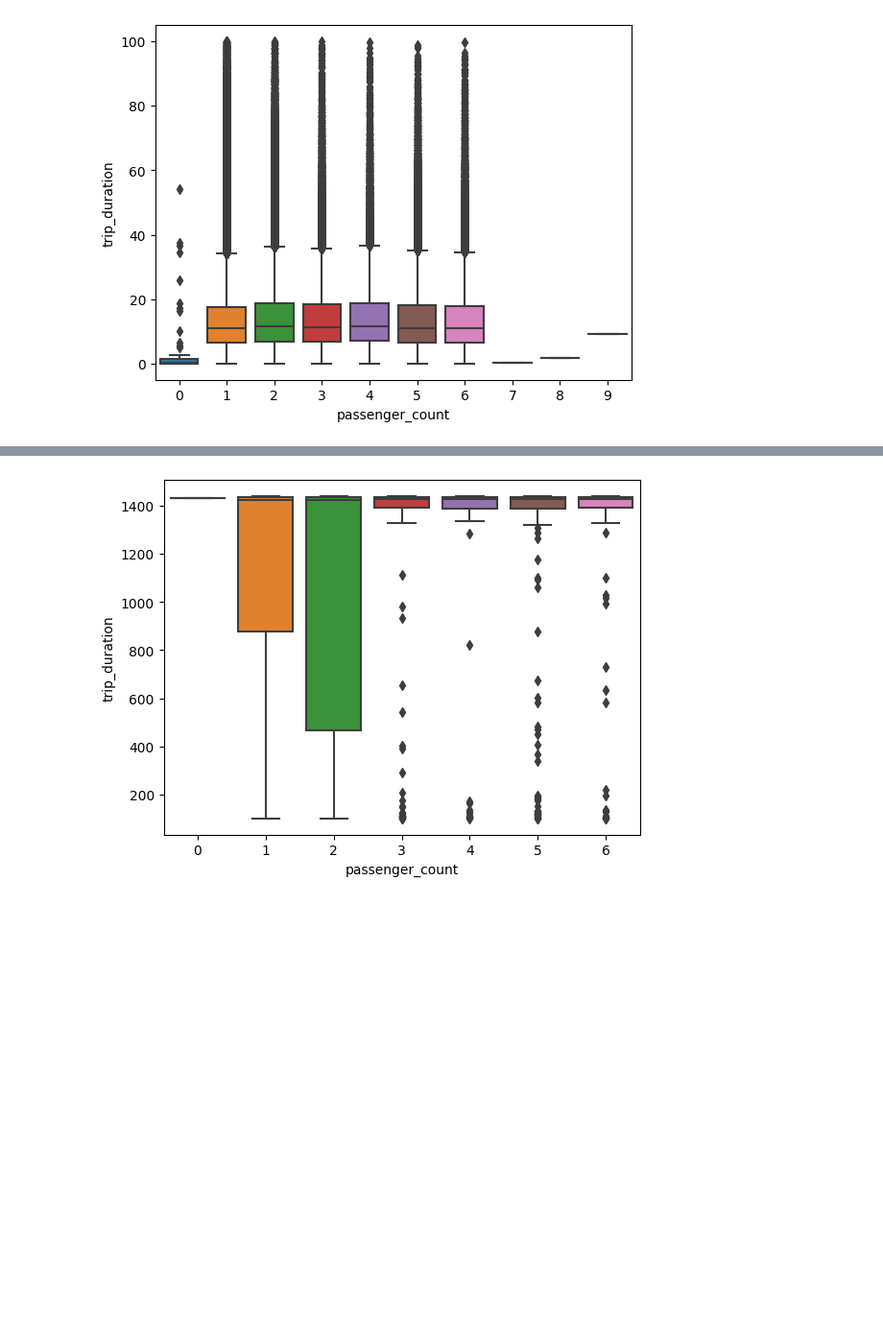
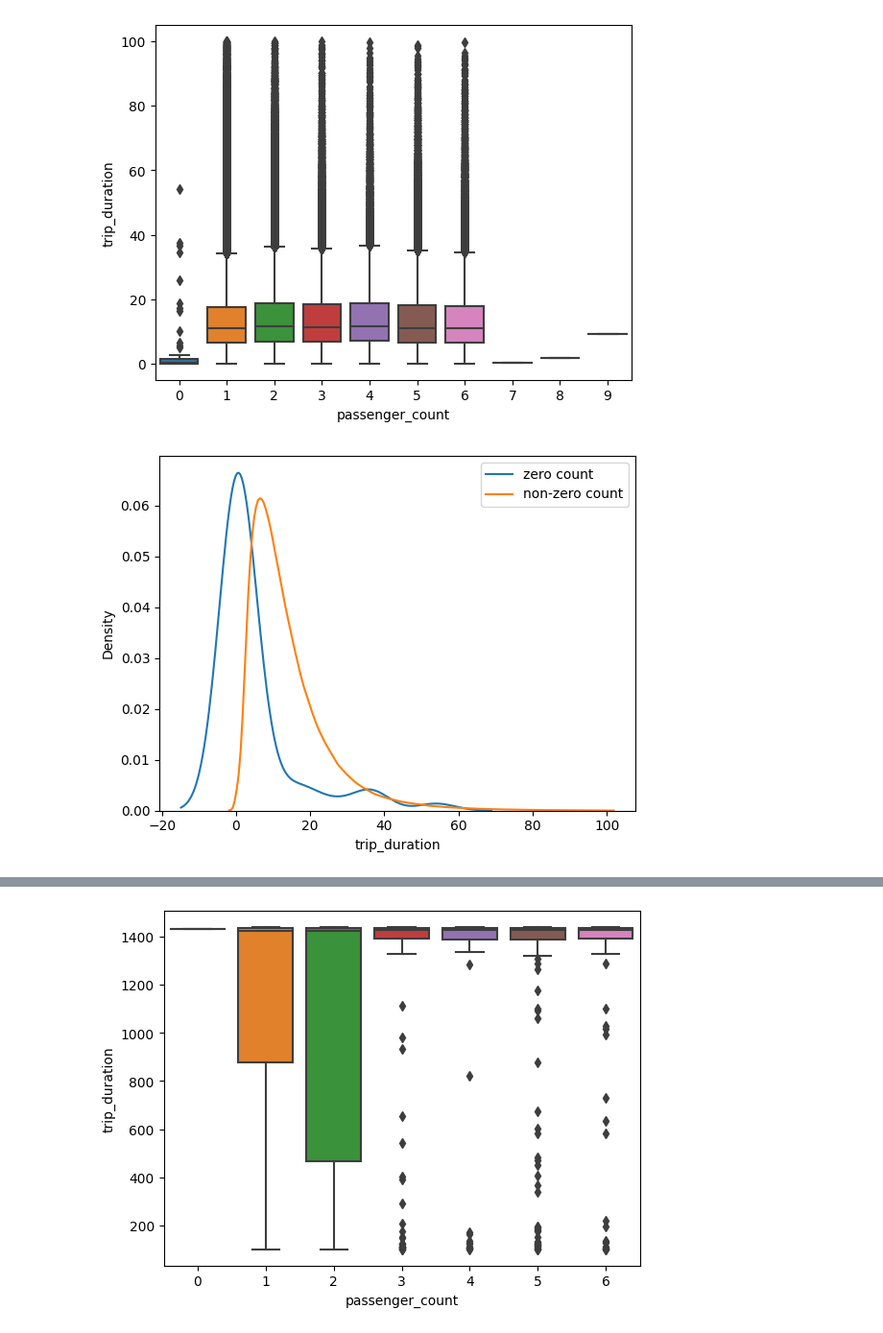
Before and after one commit to Himanshu-1703/kaggle-notebooks, a Jupyter notebook: rushing-through-nyc.ipynb, the cells around one changed output, grey strips where cells are left out. Shown at 96% size. Saved outputs shown, nothing was run; the diff lists cells and outputs as text; code cells hidden in the pictures; blank space fills up the shorter version.

```diff
--- a/rushing-through-nyc.ipynb
+++ b/rushing-through-nyc.ipynb
@@ -551,7 +567,7 @@ train_df['trip_duration']/60
 1458643     3.300000
 Name: trip_duration, Length: 1458644, dtype: float64
 # %%
-normal_durations_df = train_df.loc[(train_df['trip_duration']/60) < 100,:]
+normal_durations_df = train_df.loc[(train_df['trip_duration']/60) < 100,:].copy()
 normal_durations_df
 # %% [output]
 |  | id | vendor_id | pickup_datetime | dropoff_datetime | passenger_count | pickup_longitude | ... |
@@ -672,3 +697,10 @@ sns.boxplot(data=normal_durations_df,x='passenger_count',y='trip_duration')
 plt.show()
 # %% [output]
 [figure]
+# %%
+sns.kdeplot(data=normal_durations_df.loc[normal_durations_df['passenger_count'] == 0,:],x='trip_duration',label='zero count')
+sns.kdeplot(data=normal_durations_df.loc[~(normal_durations_df['passenger_count'] == 0),:],x='trip_duration',label='non-zero count')
+plt.legend()
+plt.show()
+# %% [output]
+[figure, added]
```
Also changed, not shown: parts of 60 cells of this notebook.
